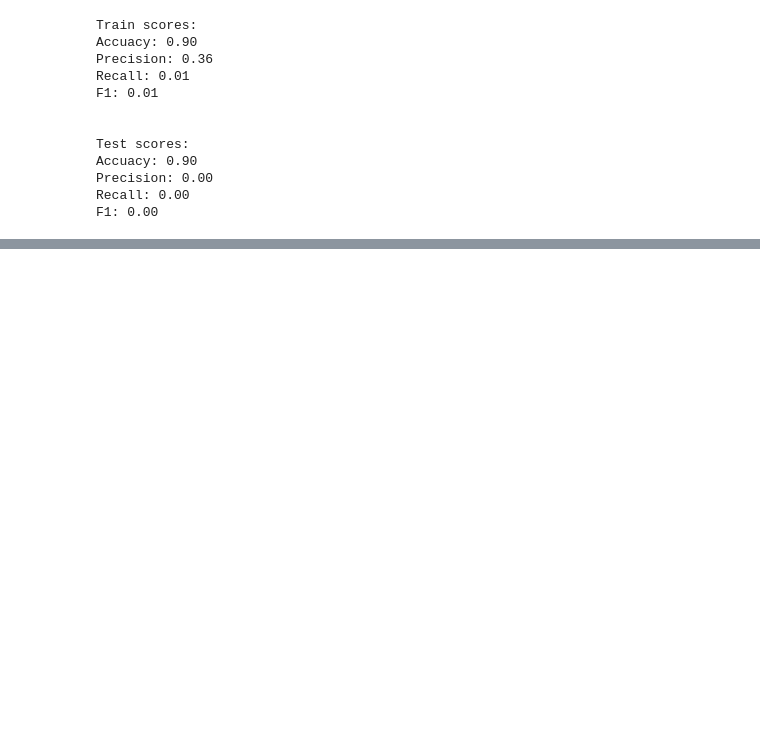
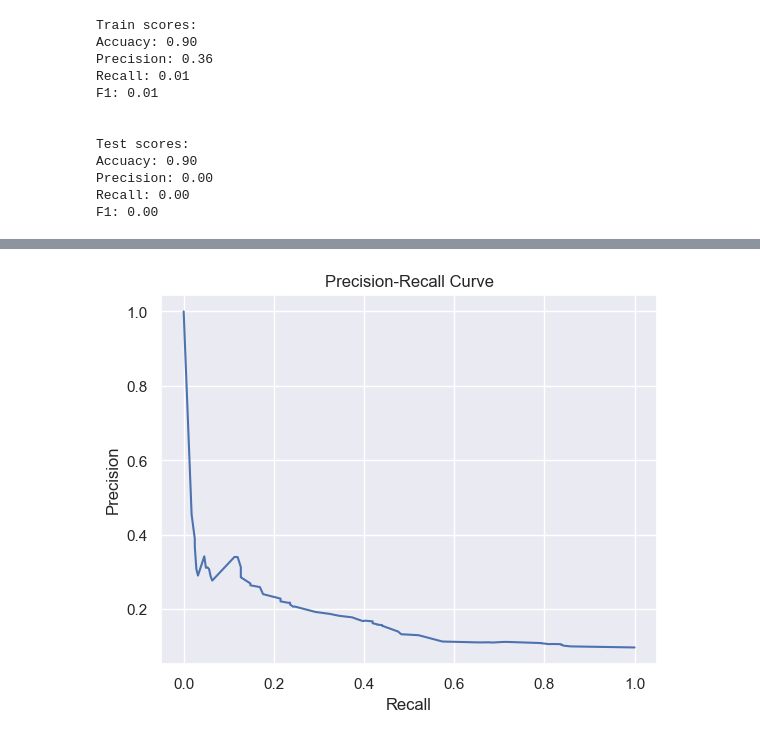
Before and after one commit to jihaneeee/energy-company-customer-churn, a Jupyter notebook: notebooks/Modling.ipynb, the cells around one changed output, grey strips where cells are left out. Drawn from its saved outputs; the diff is of its cells as text; code cells hidden in the pictures; blank space fills up the shorter version.

```diff
--- a/notebooks/Modling.ipynb
+++ b/notebooks/Modling.ipynb
@@ -147,0 +187,4 @@ F1: 0.00
+# %%
+X.drop(['origin', 'channel', 'discount_energy', 'active_products', 'antiquity'], axis=1, inplace=True)
+# %%
+X_train, X_test, y_train, y_test = split_data(X, y)
@@ -147,0 +207,20 @@ F1: 0.00
+# %%
+# define the parameter grid
+param_grid = {
+    'max_depth': [5, 10, 15],
+    'min_samples_split': [2, 5, 7],
+    'class_weight': [{0: 1, 1: 2}, {0: 1, 1: 5}, {0: 1, 1: 7}]
+}
+
+# create classifier
+dt = DecisionTreeClassifier(random_state=42)
+
+# create GridSearchCV object
+grid_search = GridSearchCV(dt, param_grid, cv=5, scoring='recall')
+
+# fit object to the data
+grid_search.fit(X_train, y_train)
+
+# print the best parameters and best score
+print("Best Parameters: ", grid_search.best_params_)
+print("Best Score: ", grid_search.best_score_)
@@ -147,0 +230,4 @@ F1: 0.00
+# %%
+dt = grid_search.best_estimator_
+
+try_model(dt)
@@ -147,0 +247,15 @@ F1: 0.00
+# %%
+# predict probabilities for the positive class
+y_scores = dt.predict_proba(X_test)[:, 1]
+
+# calculate precision and recall values
+precision, recall, _ = precision_recall_curve(y_test, y_scores)
+
+# Plot the precision-recall curve
+plt.plot(recall, precision)
+plt.xlabel('Recall')
+plt.ylabel('Precision')
+plt.title('Precision-Recall Curve')
+plt.show()
+# %% [output]
+[figure, added]
```
Also changed, not shown: parts of 16 cells of this notebook.
